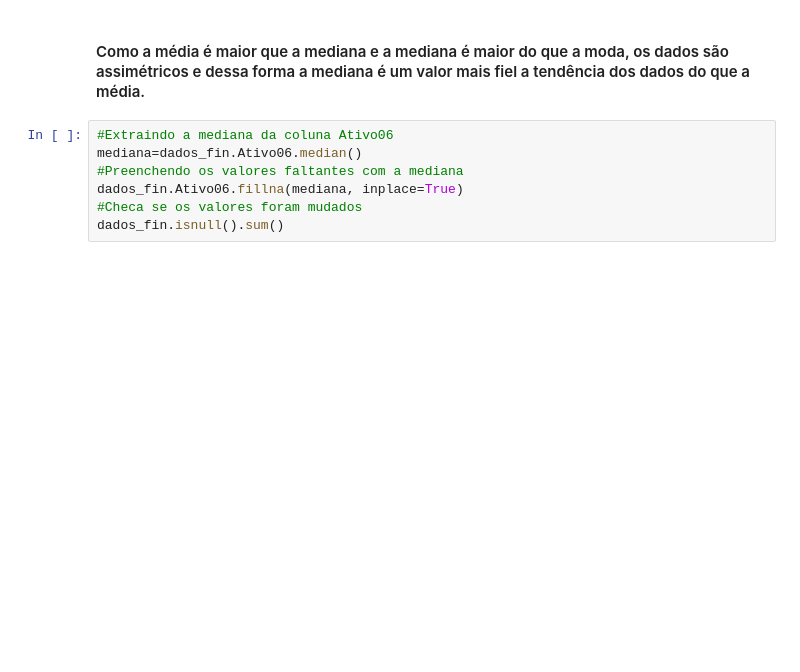
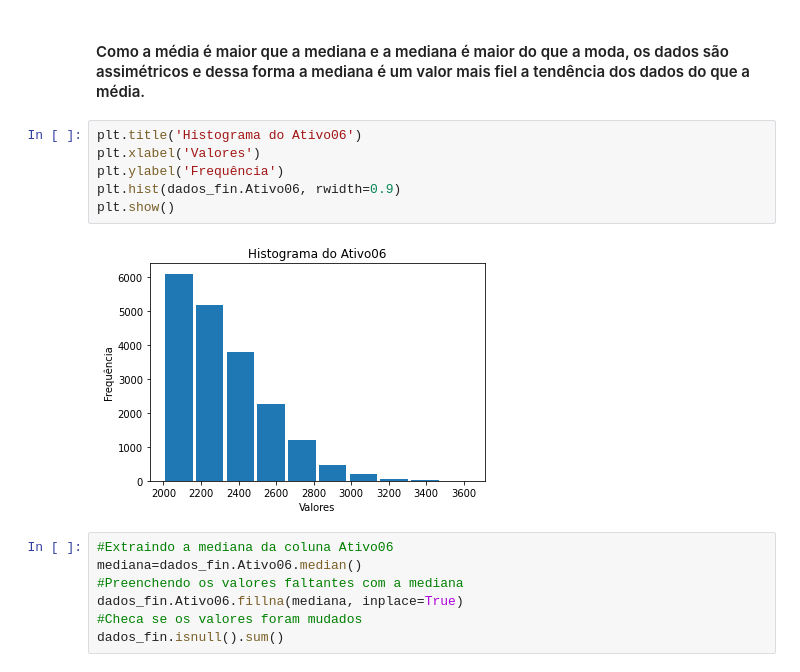
Before and after one commit to Liz03Oliver/analise_exploratoria_dados_financeiros, a Jupyter notebook: analise.ipynb, the cells around one changed output. Cells and saved outputs as stored; diff of their text form; blank space fills up the shorter version.

```diff
--- a/analise.ipynb
+++ b/analise.ipynb
@@ -393,6 +394,14 @@ A moda dos dados do Ativo 06 é:2030.03
 A mediana dos dados do Ativo 06 é:2271.385
 # %% [markdown]
 #### Como a média é maior que a mediana e a mediana é maior do que a moda, os dados são assimétricos e dessa forma a mediana é um valor mais fiel a tendência dos dados do que a média.
+# %%
+plt.title('Histograma do Ativo06')
+plt.xlabel('Valores')
+plt.ylabel('Frequência')
+plt.hist(dados_fin.Ativo06, rwidth=0.9)
+plt.show()
+# %% [output]
+[figure, added]
 # %%
 #Extraindo a mediana da coluna Ativo06
 mediana=dados_fin.Ativo06.median()
```
Also changed, not shown: parts of 12 cells of this notebook.
